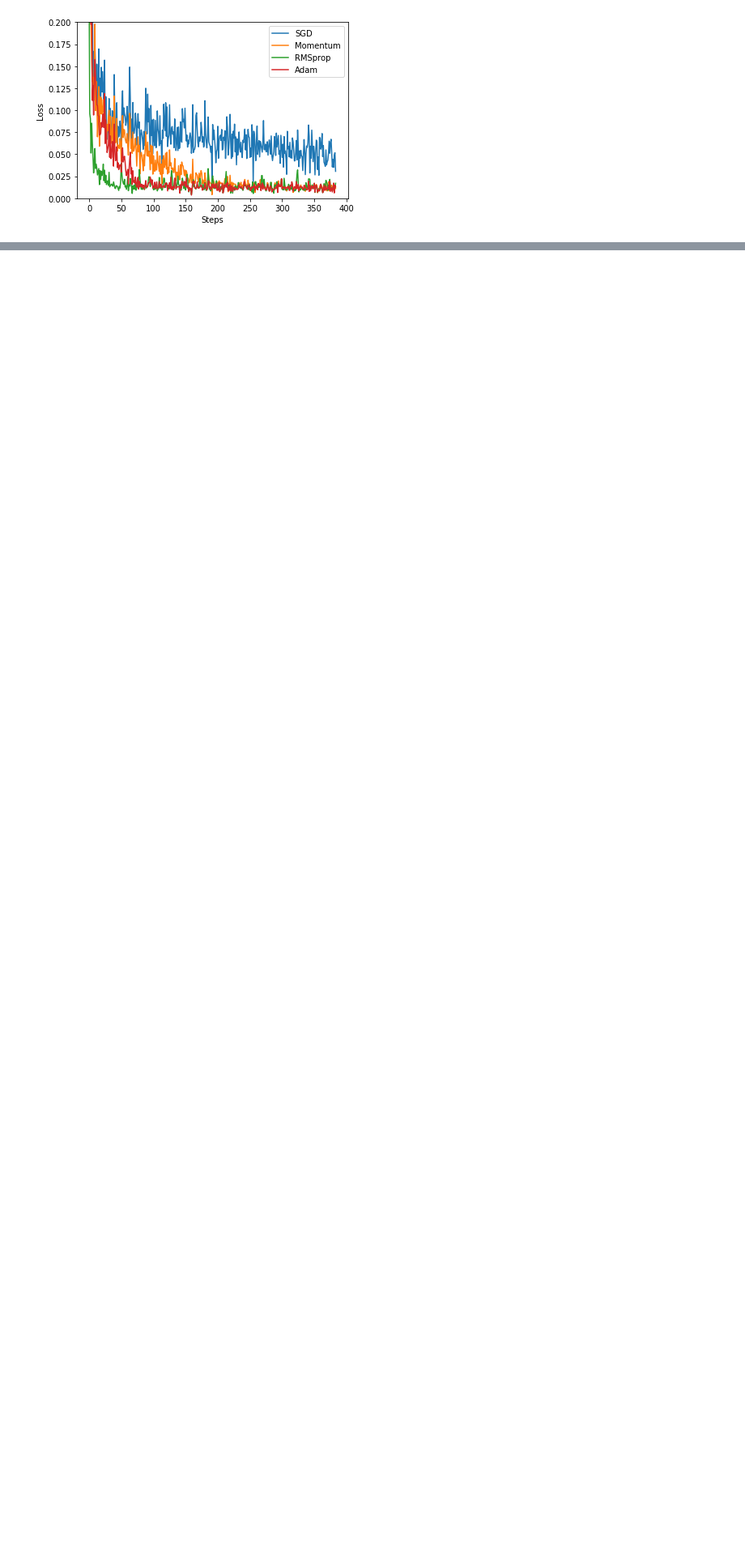
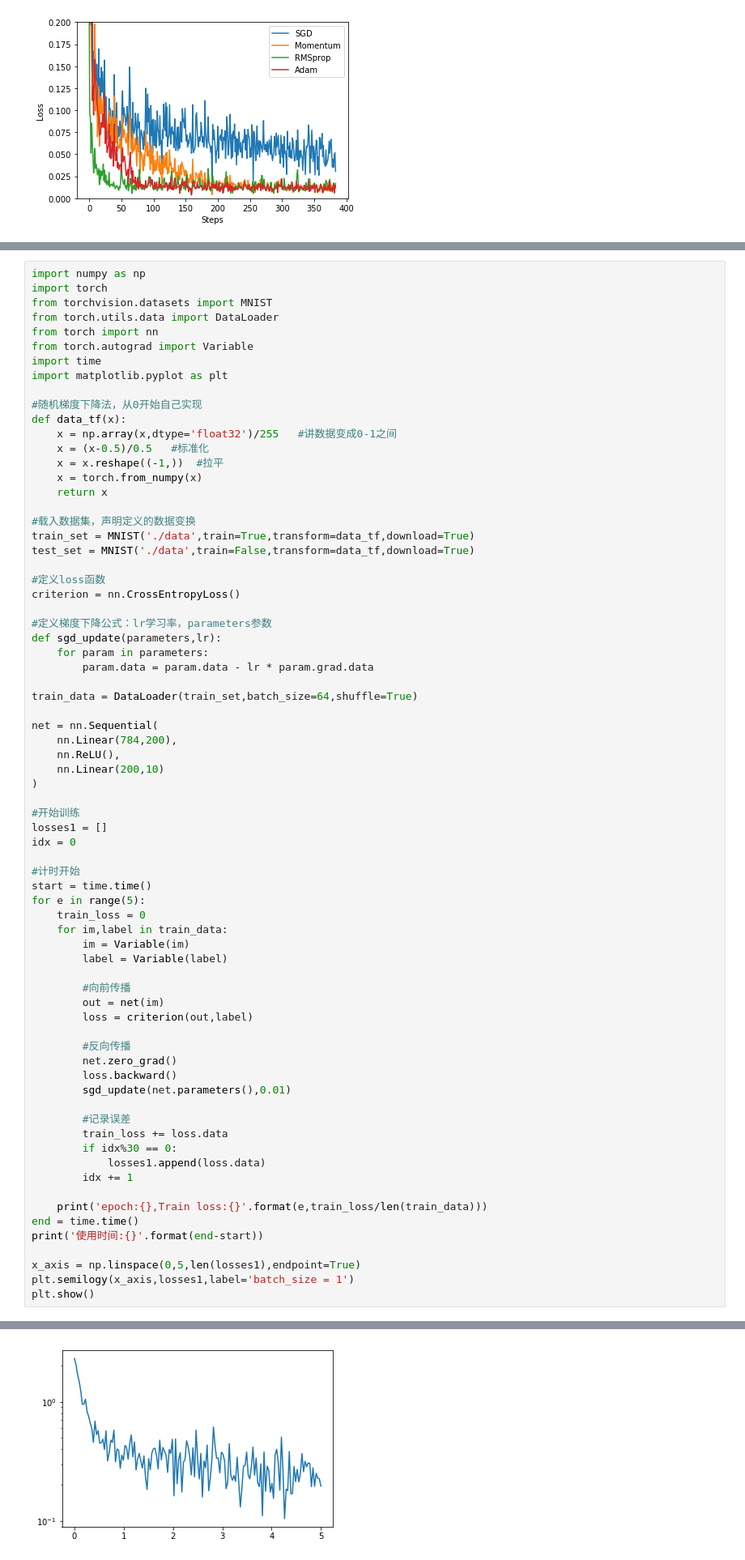
Before and after one commit to viki6666/Pytorch_learn, a Jupyter notebook: Optim.ipynb, the cells around one changed output, grey strips where cells are left out. Shown at 81% size. Drawn from its saved outputs; the diff is of its cells as text; blank space fills up the shorter version.

```diff
--- a/Optim.ipynb
+++ b/Optim.ipynb
@@ -84,0 +87,73 @@ Epoch: 11
+# %%
+import numpy as np
+import torch
+from torchvision.datasets import MNIST
+from torch.utils.data import DataLoader
+from torch import nn
+from torch.autograd import Variable
+import time
+import matplotlib.pyplot as plt
+
+#随机梯度下降法，从0开始自己实现
+def data_tf(x):
+    x = np.array(x,dtype='float32')/255   #讲数据变成0-1之间
+    x = (x-0.5)/0.5   #标准化
+    x = x.reshape((-1,))  #拉平
+    x = torch.from_numpy(x)
+    return x
+
+#载入数据集，声明定义的数据变换
+train_set = MNIST('./data',train=True,transform=data_tf,download=True)
+test_set = MNIST('./data',train=False,transform=data_tf,download=True)
+
+#定义loss函数
+criterion = nn.CrossEntropyLoss()
+
+#定义梯度下降公式：lr学习率，parameters参数
+def sgd_update(parameters,lr):
+    for param in parameters:
+        param.data = param.data - lr * param.grad.data
+
+train_data = DataLoader(train_set,batch_size=64,shuffle=True)
+
+net = nn.Sequential(
+    nn.Linear(784,200),
+    nn.ReLU(),
+    nn.Linear(200,10)
+)
+
+#开始训练
+losses1 = []
+idx = 0
+
+#计时开始
+start = time.time()
+for e in range(5):
+    train_loss = 0
+    for im,label in train_data:
+        im = Variable(im)
+        label = Variable(label)
+
+        #向前传播
+        out = net(im)
+        loss = criterion(out,label)
+
+        #反向传播
+        net.zero_grad()
+        loss.backward()
+        sgd_update(net.parameters(),0.01)
+
+        #记录误差
+        train_loss += loss.data
+        if idx%30 == 0:
+            losses1.append(loss.data)
+        idx += 1
+
+    print('epoch:{},Train loss:{}'.format(e,train_loss/len(train_data)))
+end = time.time()
+print('使用时间:{}'.format(end-start))
+
+x_axis = np.linspace(0,5,len(losses1),endpoint=True)
+plt.semilogy(x_axis,losses1,label='batch_size = 1')
+plt.show()
+# %% [output]
@@ -84,0 +176 @@ Epoch: 11
+[figure, added]
```
Also changed, not shown: parts of 3 cells of this notebook.
